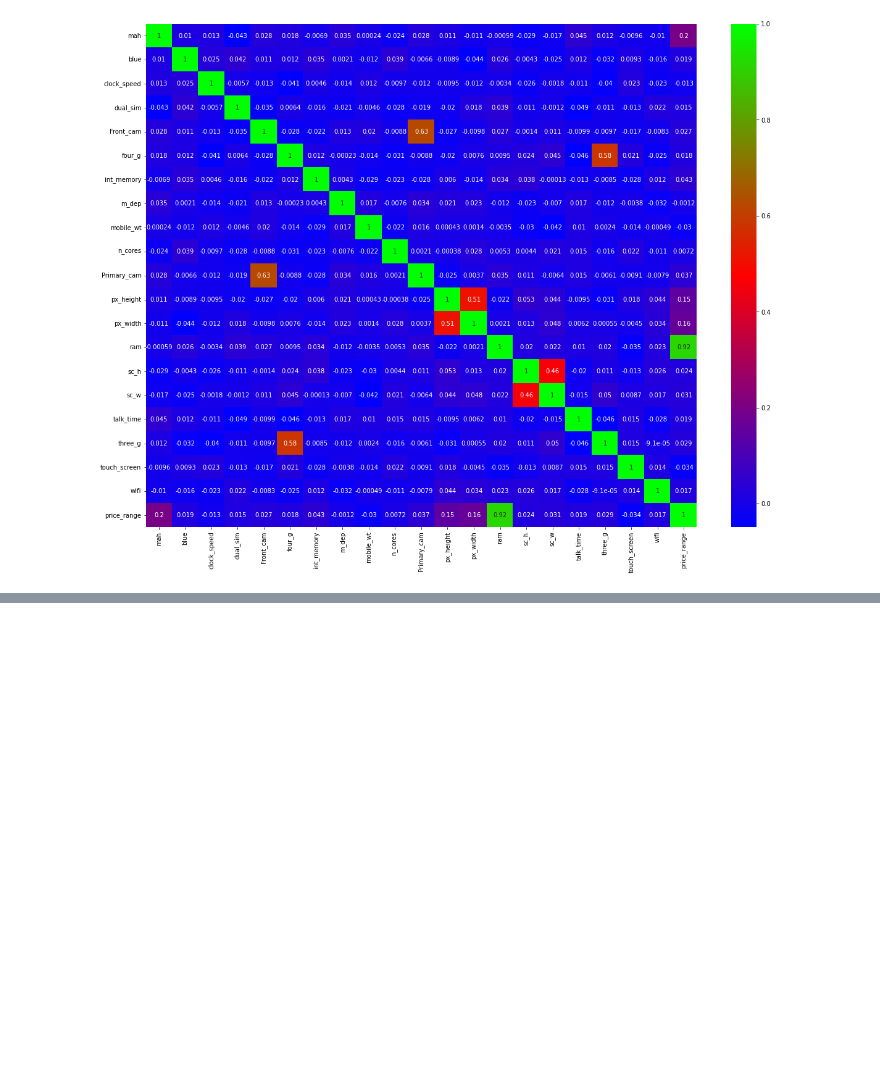
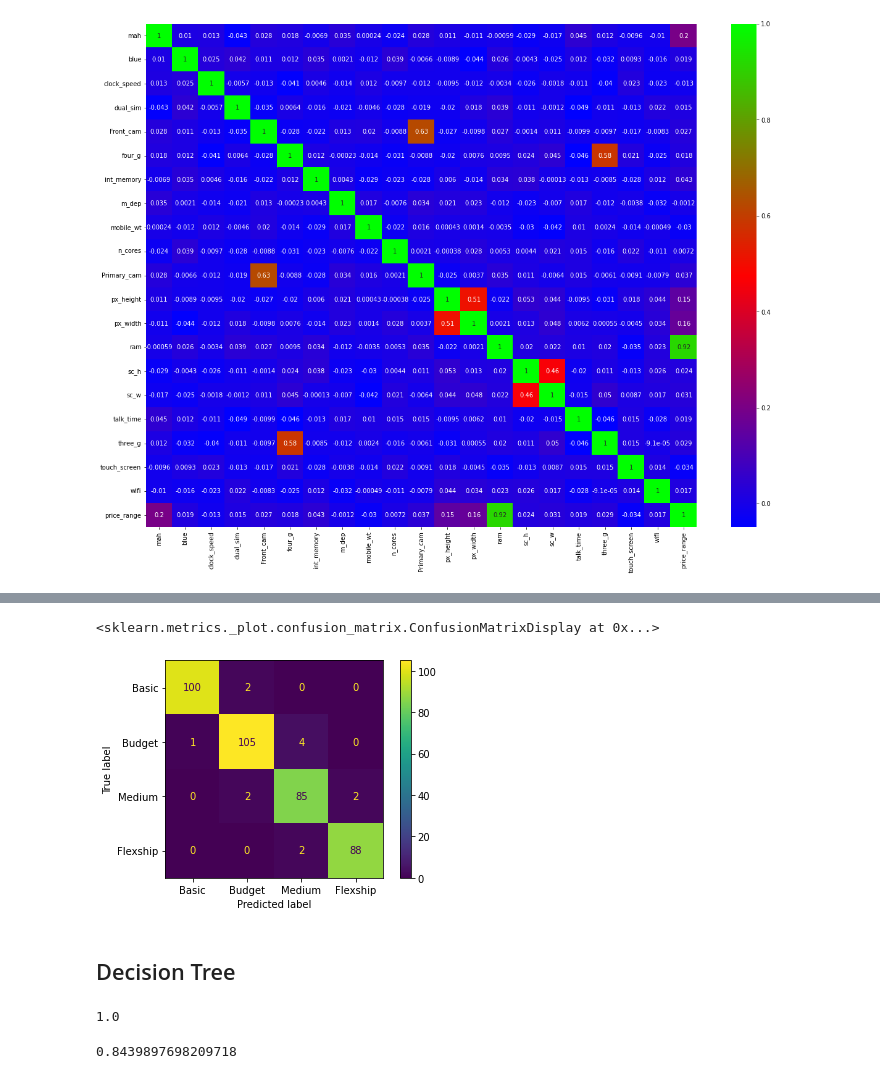
Before and after one commit to tarun422/Mobile-Price-Range-Prediction, a Jupyter notebook: Mobile_Price_Range_Prediction.ipynb, the cells around one changed output, grey strips where cells are left out. Saved outputs shown, nothing was run; the diff lists cells and outputs as text; code cells hidden in the pictures; blank space fills up the shorter version.

```diff
--- a/Mobile_Price_Range_Prediction.ipynb
+++ b/Mobile_Price_Range_Prediction.ipynb
@@ -859,0 +945,5 @@ sns.heatmap(corr,annot=True,cmap='brg')
+# %%
+# select top 15 features to train the data
+
+x=df[['ram','px_height','mah','px_width','mobile_wt','int_memory','talk_time','Front_cam','Primary_cam','sc_h','n_cores','sc_w','touch_screen','four_g','clock_speed']]
+y=df['price_range']
@@ -859,0 +954,8 @@ sns.heatmap(corr,annot=True,cmap='brg')
+# %%
+# split the data into test and train part
+
+# import train test split from model selection
+
+from sklearn.model_selection import train_test_split
+
+x_train,x_test,y_train,y_test=train_test_split(x, y, test_size=0.20, random_state=1)
@@ -859,0 +976,5 @@ sns.heatmap(corr,annot=True,cmap='brg')
+# %%
+from sklearn.preprocessing import StandardScaler
+ss=StandardScaler()
+x_train=ss.fit_transform(x_train)
+x_test=ss.transform(x_test)
@@ -859,0 +983,20 @@ sns.heatmap(corr,annot=True,cmap='brg')
+# %%
+# import Logistic Regression
+
+from sklearn.linear_model import LogisticRegression
+
+# create object of logistic regression
+
+lr=LogisticRegression(random_state=1)
+
+# fit the training data on logistic regression
+
+lr.fit(x_train,y_train)
+
+# predict on training data
+
+y_train_pred=lr.predict(x_train)
+
+# predict on test data
+
+y_pred=lr.predict(x_test)
@@ -859,0 +1045,9 @@ sns.heatmap(corr,annot=True,cmap='brg')
+# %%
+from sklearn.metrics import plot_confusion_matrix
+
+plot_confusion_matrix(lr ,x_test,y_test,display_labels=['Basic','Budget', 'Medium', 'Flexship'])
+# %% [output]
+<sklearn.metrics._plot.confusion_matrix.ConfusionMatrixDisplay at 0x...>
+[figure, added]
+# %% [markdown]
+## Decision Tree
@@ -859,0 +1074,12 @@ sns.heatmap(corr,annot=True,cmap='brg')
+# %%
+# check accuracy score on traing data
+
+accuracy_score(y_train,y_train_pred)
+# %% [output]
+1.0
+# %%
+# check accuracy score on test data
+
+accuracy_score(y_test,y_pred)
+# %% [output]
+0.8439897698209718
```
Also changed, not shown: parts of 44 cells of this notebook.
